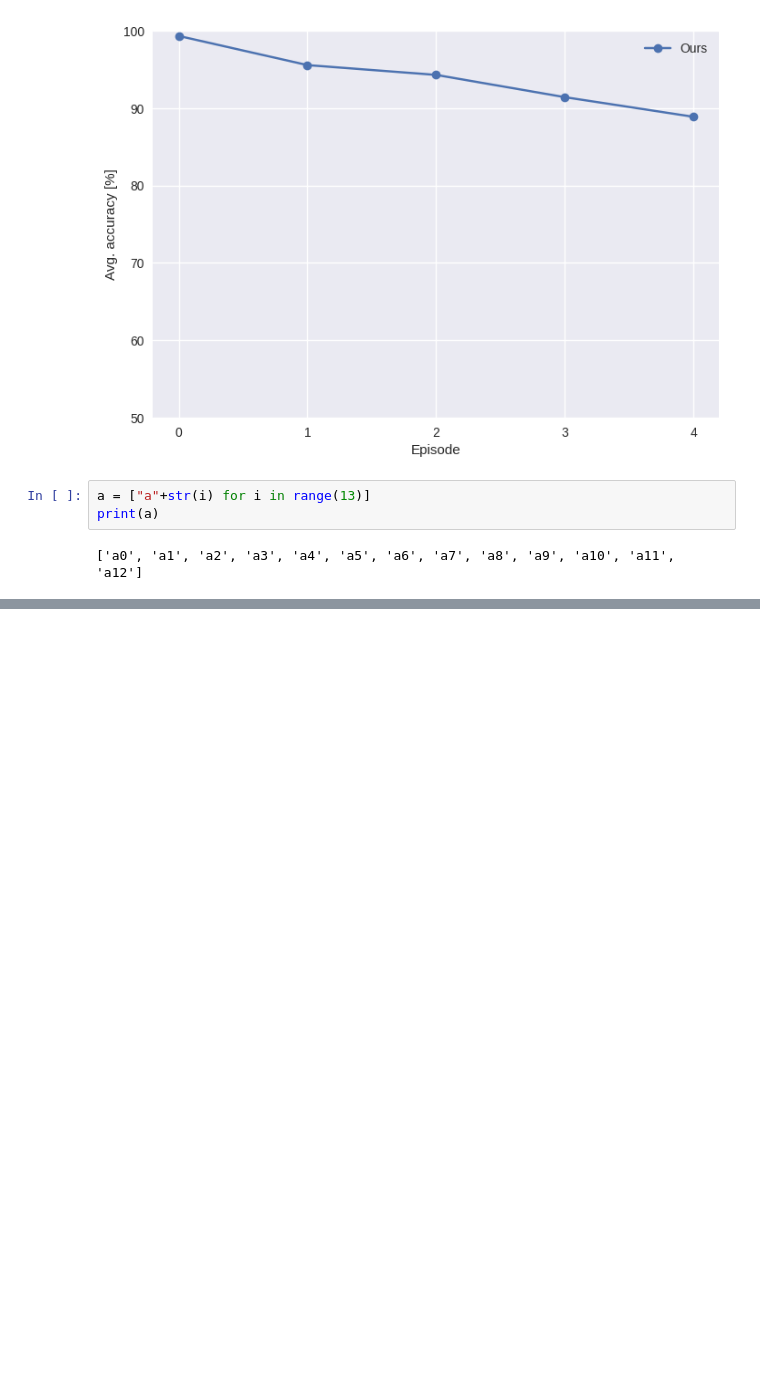
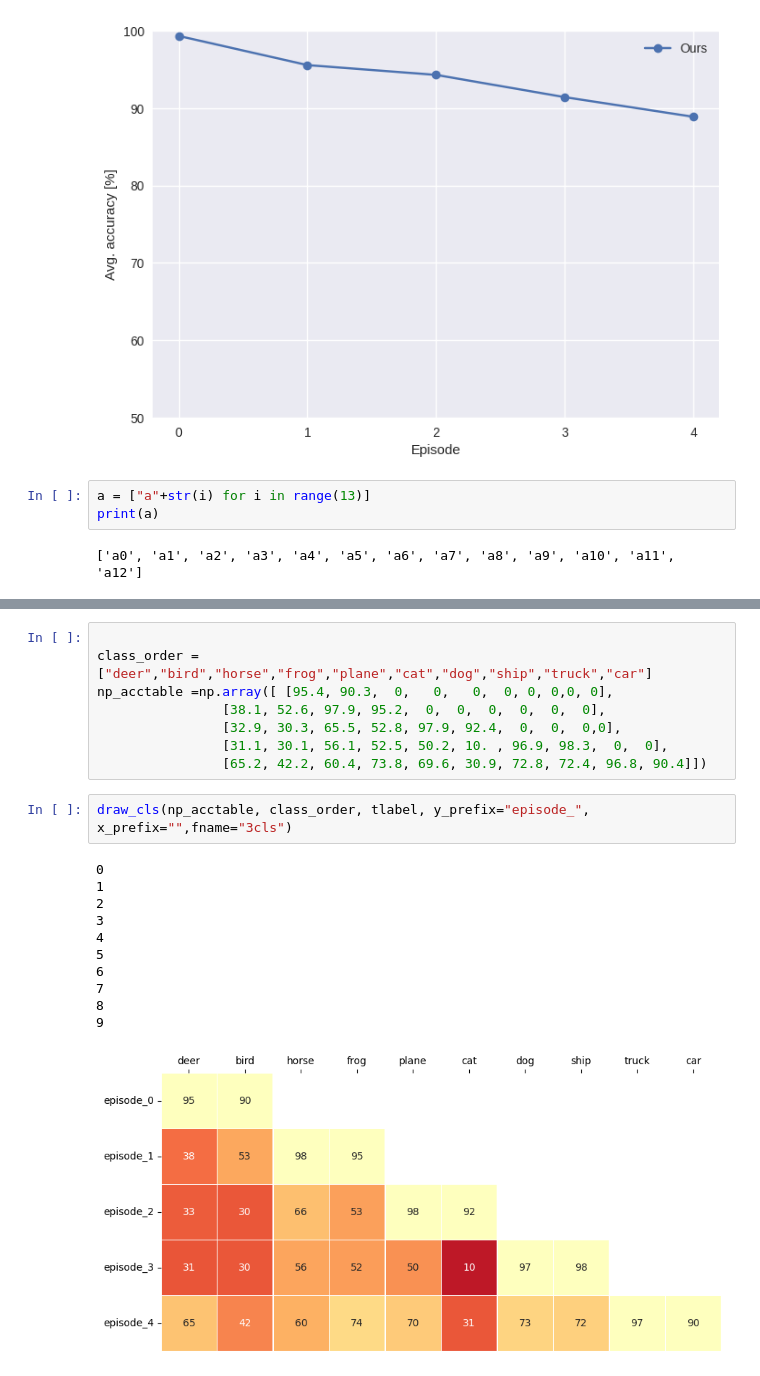
Before and after one commit to als7928/DistillCIL, a Jupyter notebook: 0_codetest.ipynb, the cells around one changed output, grey strips where cells are left out. Drawn from its saved outputs; the diff is of its cells as text; blank space fills up the shorter version.

```diff
--- a/0_codetest.ipynb
+++ b/0_codetest.ipynb
@@ -57,0 +121,22 @@ print(a)
+# %%
+
+class_order = ["deer","bird","horse","frog","plane","cat","dog","ship","truck","car"]
+np_acctable =np.array([ [95.4, 90.3,  0,   0,   0,  0, 0, 0,0, 0],
+                [38.1, 52.6, 97.9, 95.2,  0,  0,  0,  0,  0,  0],
+                [32.9, 30.3, 65.5, 52.8, 97.9, 92.4,  0,  0,  0,0],
+                [31.1, 30.1, 56.1, 52.5, 50.2, 10. , 96.9, 98.3,  0,  0],
+                [65.2, 42.2, 60.4, 73.8, 69.6, 30.9, 72.8, 72.4, 96.8, 90.4]])
+# %%
+draw_cls(np_acctable, class_order, tlabel, y_prefix="episode_", x_prefix="",fname="3cls")
+# %% [output]
+0
+1
+2
+3
+4
+5
+6
+7
+8
+9
+[figure, added]
```
Also changed, not shown: parts of 5 cells of this notebook, 33 other files.
